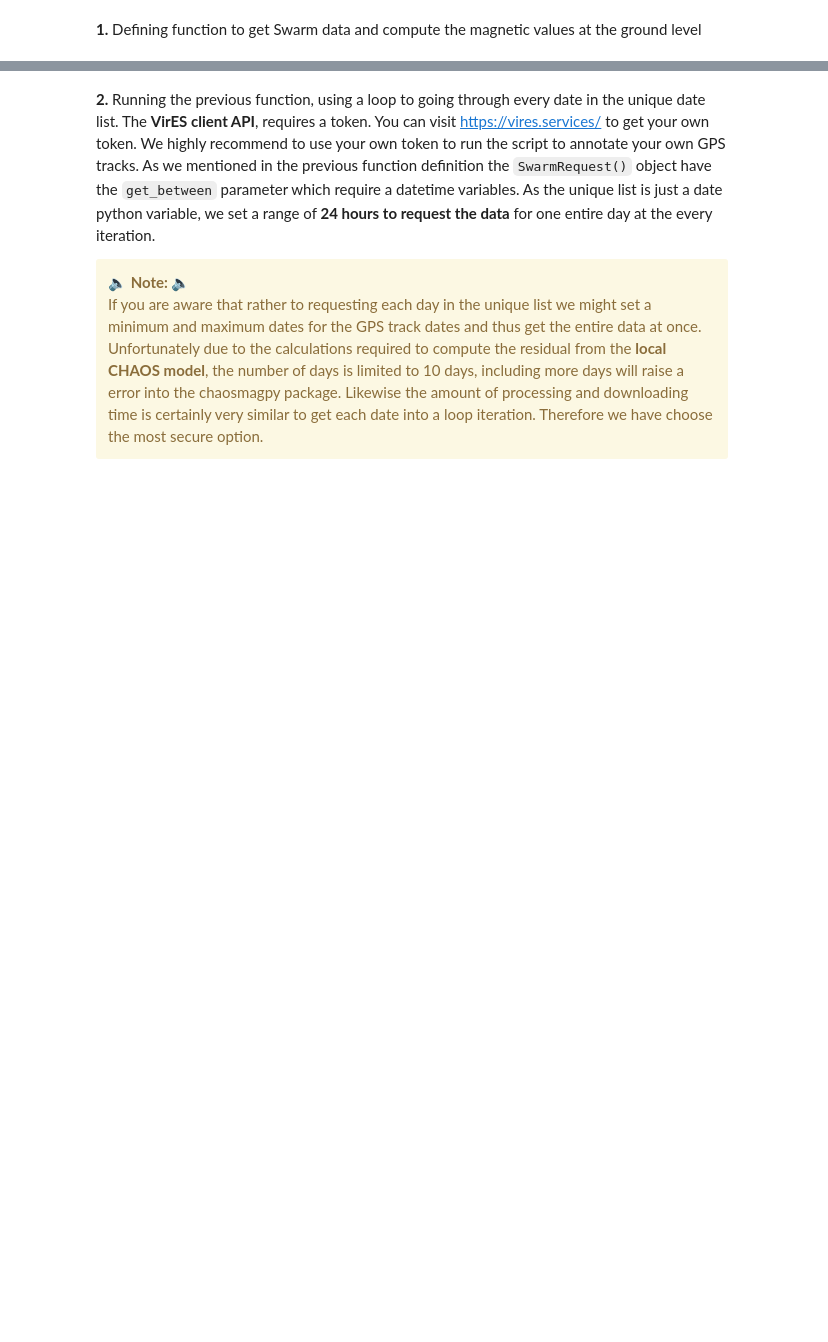
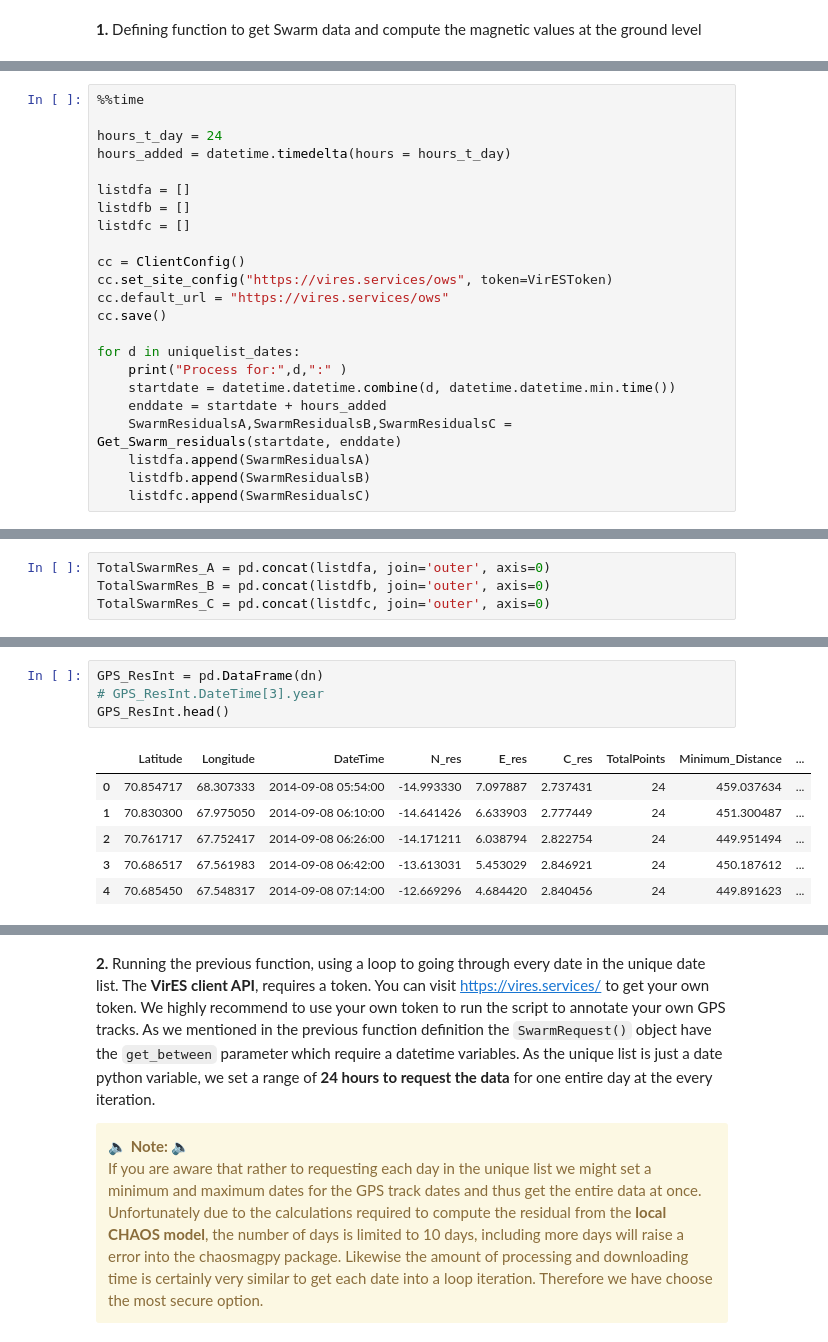
Before and after one commit to MagGeo/MagGeo, a Jupyter notebook: MagGeo - Sequential Mode.ipynb, the cells around one changed output, grey strips where cells are left out. Cells and saved outputs as stored; diff of their text form; blank space fills up the shorter version.

```diff
--- a/MagGeo - Sequential Mode.ipynb
+++ b/MagGeo - Sequential Mode.ipynb
@@ -196,0 +307,23 @@ We will use the abbreviations:
+# %%
+%%time
+
+hours_t_day = 24
+hours_added = datetime.timedelta(hours = hours_t_day)
+
+listdfa = []
+listdfb = []
+listdfc = []
+
+cc = ClientConfig()
+cc.set_site_config("https://vires.services/ows", token=VirESToken)
+cc.default_url = "https://vires.services/ows"
+cc.save()
+
+for d in uniquelist_dates:
+    print("Process for:",d,":" )
+    startdate = datetime.datetime.combine(d, datetime.datetime.min.time())
+    enddate = startdate + hours_added
+    SwarmResidualsA,SwarmResidualsB,SwarmResidualsC = Get_Swarm_residuals(startdate, enddate)
+    listdfa.append(SwarmResidualsA)
+    listdfb.append(SwarmResidualsB)
+    listdfc.append(SwarmResidualsC)
@@ -196,0 +340,4 @@ We will use the abbreviations:
+# %%
+TotalSwarmRes_A = pd.concat(listdfa, join='outer', axis=0)
+TotalSwarmRes_B = pd.concat(listdfb, join='outer', axis=0)
+TotalSwarmRes_C = pd.concat(listdfc, join='outer', axis=0)
@@ -196,0 +457,11 @@ We will use the abbreviations:
+# %%
+GPS_ResInt = pd.DataFrame(dn)
+# GPS_ResInt.DateTime[3].year
+GPS_ResInt.head()
+# %% [output]
+|  | Latitude | Longitude | DateTime | N_res | E_res | C_res | TotalPoints | Minimum_Distance | ... |
+| 0 | 70.854717 | 68.307333 | 2014-09-08 05:54:00 | -14.993330 | 7.097887 | 2.737431 | 24 | 459.037634 | ... |
+| 1 | 70.830300 | 67.975050 | 2014-09-08 06:10:00 | -14.641426 | 6.633903 | 2.777449 | 24 | 451.300487 | ... |
+| 2 | 70.761717 | 67.752417 | 2014-09-08 06:26:00 | -14.171211 | 6.038794 | 2.822754 | 24 | 449.951494 | ... |
+| 3 | 70.686517 | 67.561983 | 2014-09-08 06:42:00 | -13.613031 | 5.453029 | 2.846921 | 24 | 450.187612 | ... |
+| 4 | 70.685450 | 67.548317 | 2014-09-08 07:14:00 | -12.669296 | 4.684420 | 2.840456 | 24 | 449.891623 | ... |
```
Also changed, not shown: parts of 16 cells of this notebook, 3 other files.
